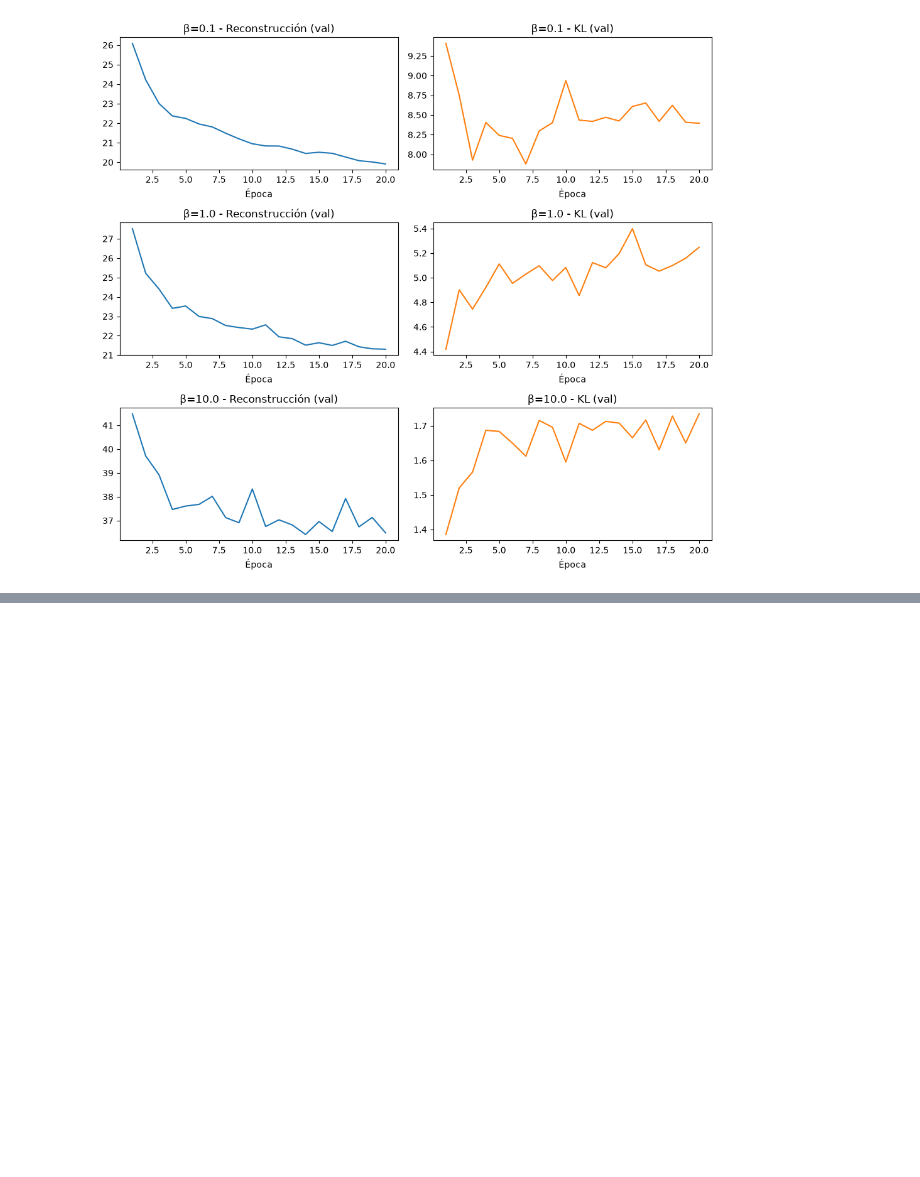
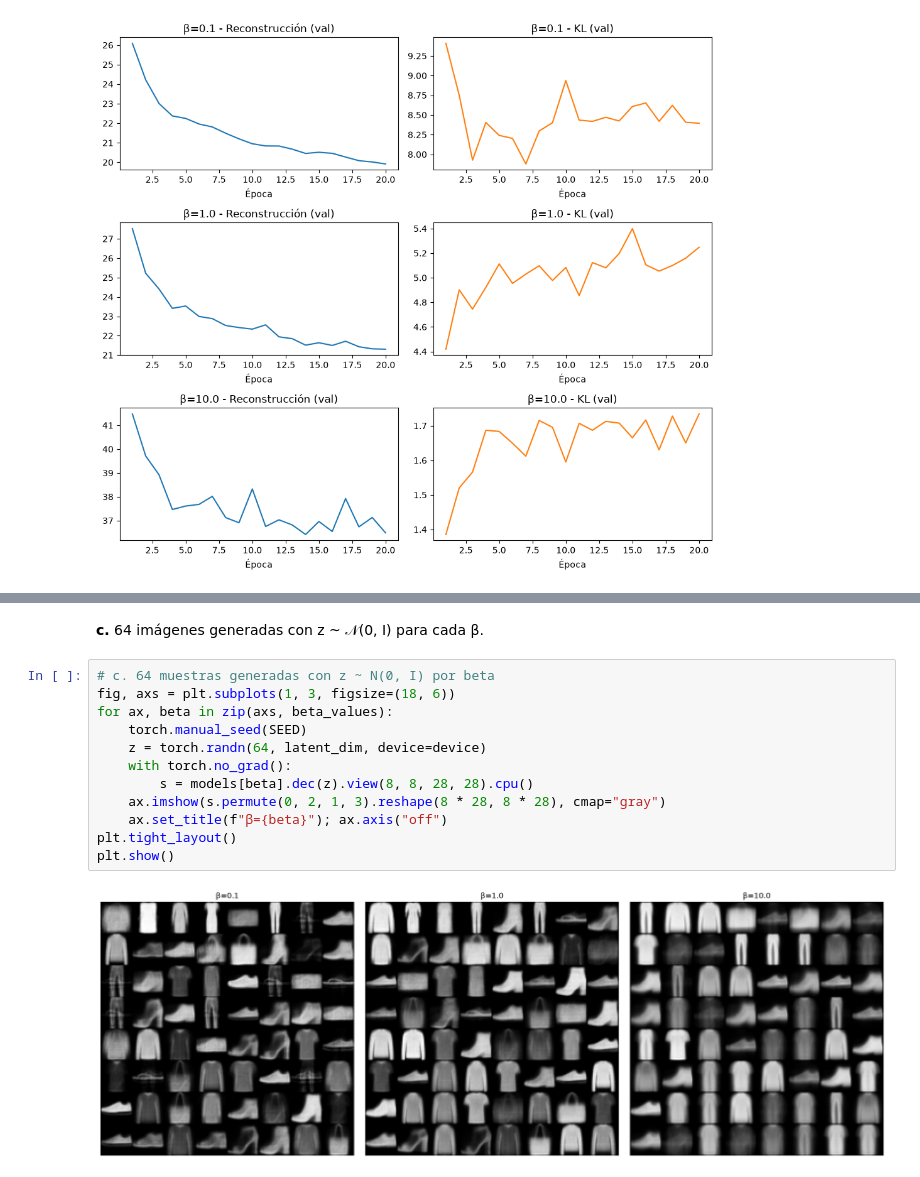
Before and after one commit to JuanDsm04/dl-lab9, a Jupyter notebook: 01-task1-vae-fashion-mnist.ipynb, the cells around one changed output, grey strips where cells are left out. Cells and saved outputs as stored; diff of their text form; blank space fills up the shorter version.

```diff
--- a/01-task1-vae-fashion-mnist.ipynb
+++ b/01-task1-vae-fashion-mnist.ipynb
@@ -128,0 +170,16 @@ beta=10.0: recon=36.48, KL=1.73
+# %% [markdown]
+**c.** 64 imágenes generadas con z ~ 𝒩(0, I) para cada β.
+# %%
+# c. 64 muestras generadas con z ~ N(0, I) por beta
+fig, axs = plt.subplots(1, 3, figsize=(18, 6))
+for ax, beta in zip(axs, beta_values):
+    torch.manual_seed(SEED)
+    z = torch.randn(64, latent_dim, device=device)
+    with torch.no_grad():
+        s = models[beta].dec(z).view(8, 8, 28, 28).cpu()
+    ax.imshow(s.permute(0, 2, 1, 3).reshape(8 * 28, 8 * 28), cmap="gray")
+    ax.set_title(f"β={beta}"); ax.axis("off")
+plt.tight_layout()
+plt.show()
+# %% [output]
+[figure, added]
```
Also changed, not shown: parts of 18 cells of this notebook.
